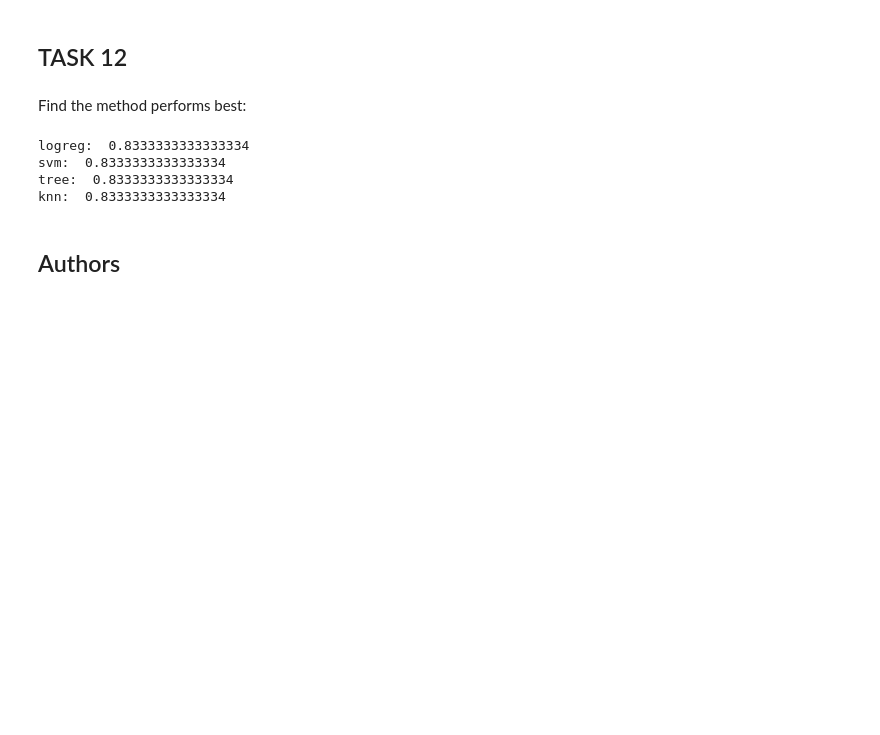
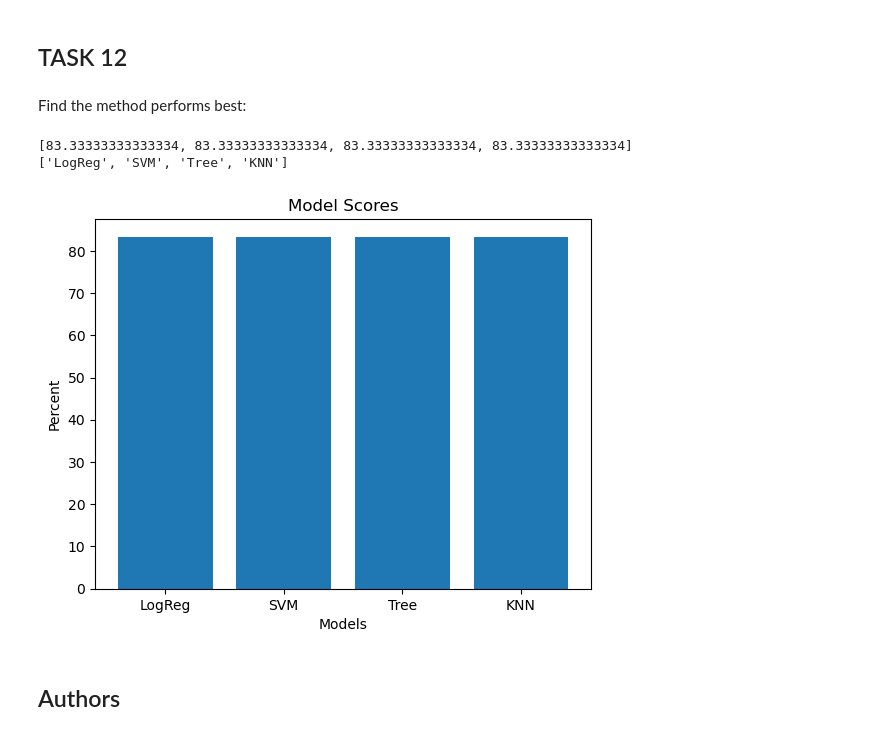
Before and after one commit to tacores/ibm-datascience, a Jupyter notebook: capstone/SpaceX-Machine-Learning-Prediction-Part-5-v1.ipynb, the cells around one changed output. Drawn from its saved outputs; the diff is of its cells as text; code cells hidden in the pictures; blank space fills up the shorter version.

```diff
--- a/capstone/SpaceX-Machine-Learning-Prediction-Part-5-v1.ipynb
+++ b/capstone/SpaceX-Machine-Learning-Prediction-Part-5-v1.ipynb
@@ -249,8 +287,8 @@ accuracy : 0.8482142857142856
 # %% [markdown]
 Calculate the accuracy on the test data using the method <code>score</code>:
 # %%
-ret = svm_cv.score(X_test, Y_test)
-ret
+ret_svm = svm_cv.score(X_test, Y_test)
+ret_svm
 # %% [output]
 0.8333333333333334
 # %% [markdown]
@@ -270,8 +308,7 @@ parameters = {'criterion': ['gini', 'entropy'],
      'max_depth': [2*n for n in range(1,10)],
      'max_features': ['auto', 'sqrt'],
      'min_samples_leaf': [1, 2, 4],
-     'min_samples_split': [2, 5, 10],
-     'random_state': [0]}
+     'min_samples_split': [2, 5, 10]}
 
 tree = DecisionTreeClassifier()
 # %%
@@ -314,8 +351,8 @@ accuracy : 0.8625
 # %% [markdown]
 Calculate the accuracy of tree_cv on the test data using the method <code>score</code>:
 # %%
-ret = tree_cv.score(X_test, Y_test)
-ret
+ret_tree = tree_cv.score(X_test, Y_test)
+ret_tree
 # %% [output]
 0.8333333333333334
 # %% [markdown]
@@ -355,8 +392,8 @@ accuracy : 0.8482142857142858
 # %% [markdown]
 Calculate the accuracy of knn_cv on the test data using the method <code>score</code>:
 # %%
-ret = knn_cv.score(X_test, Y_test)
-ret
+ret_knn = knn_cv.score(X_test, Y_test)
+ret_knn
 # %% [output]
 0.8333333333333334
 # %% [markdown]
@@ -370,16 +407,21 @@ plot_confusion_matrix(Y_test,yhat)
 ## TASK  12
 # %% [markdown]
 Find the method performs best:
-# %%
-print('logreg: ', logreg_cv.score(X_test, Y_test))
-print('svm: ', svm_cv.score(X_test, Y_test))
-print('tree: ', tree_cv.score(X_test, Y_test))
-print('knn: ', knn_cv.score(X_test, Y_test))
-# %% [output]
-logreg:  0.8333333333333334
-svm:  0.8333333333333334
-tree:  0.8333333333333334
-knn:  0.8333333333333334
+# %%
+scores = [(ret_logreg*100), (ret_svm*100), (ret_tree*100), (ret_knn*100)]
+models = ['LogReg', 'SVM', 'Tree', 'KNN']
+print(scores)
+print(models)
+
+plt.bar(models, scores)
+plt.xlabel('Models')
+plt.ylabel('Percent')
+plt.title('Model Scores')
+plt.show()
+# %% [output]
+[83.33333333333334, 83.33333333333334, 83.33333333333334, 83.33333333333334]
+['LogReg', 'SVM', 'Tree', 'KNN']
+[figure, added]
 # %% [markdown]
 ## Authors
 # %% [markdown]
```
Also changed, not shown: parts of 4 cells of this notebook, 1 other file.
